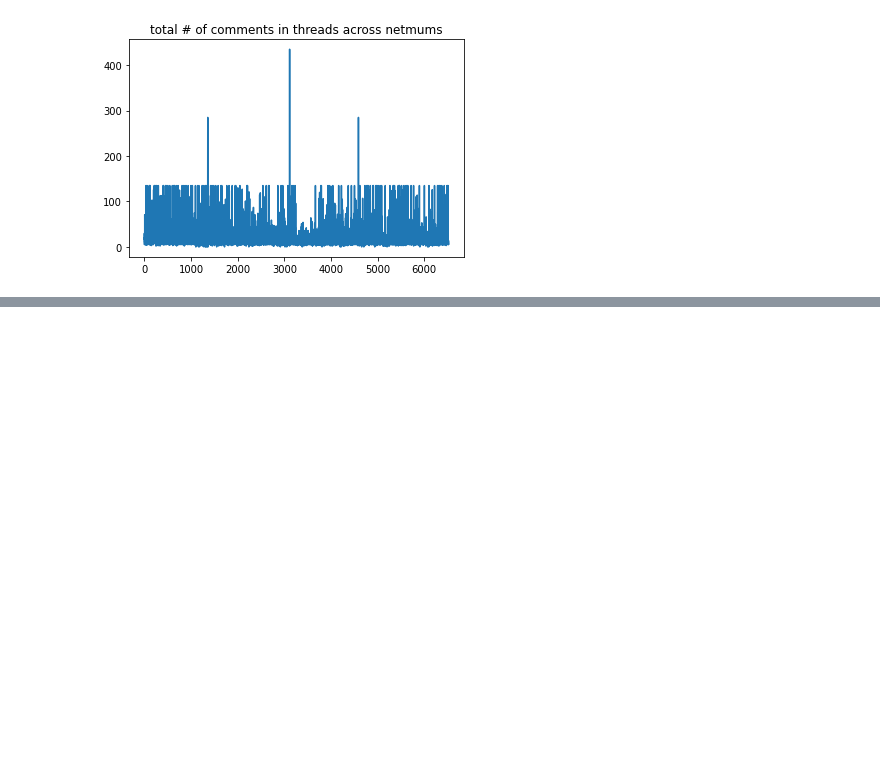
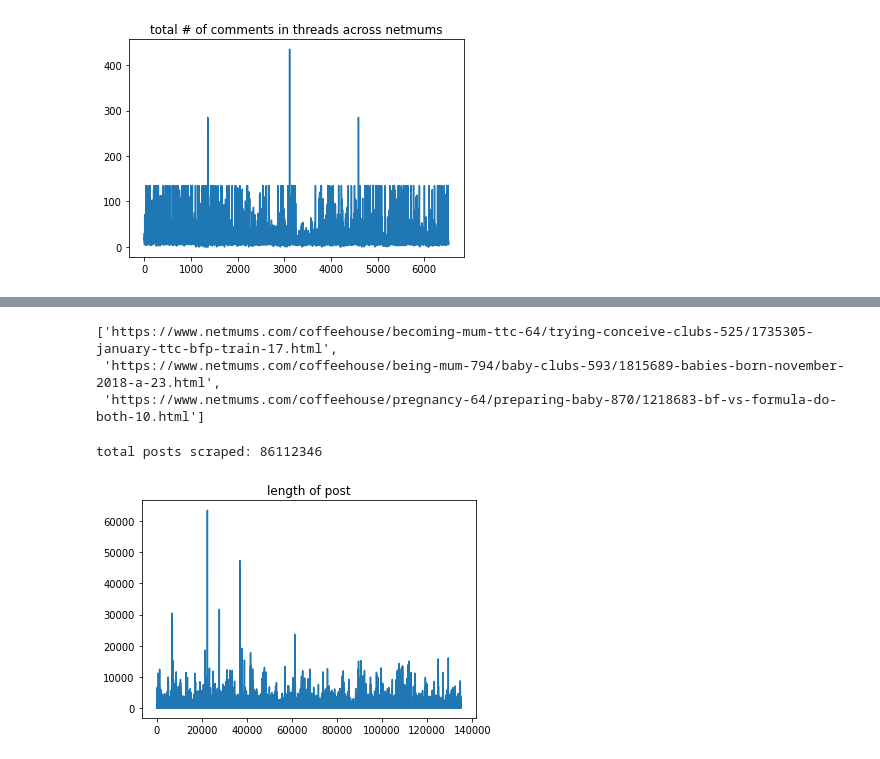
Before and after one commit to nershman/SAFFI-Project, a Jupyter notebook: notebooks/Untitled.ipynb, the cells around one changed output, grey strips where cells are left out. Saved outputs shown, nothing was run; the diff lists cells and outputs as text; code cells hidden in the pictures; blank space fills up the shorter version.

```diff
--- a/notebooks/Untitled.ipynb
+++ b/notebooks/Untitled.ipynb
@@ -87,0 +138,15 @@ total comments scraped: 135049
+# %%
+successful_keys_nm
+# %% [output]
+['https://www.netmums.com/coffeehouse/becoming-mum-ttc-64/trying-conceive-clubs-525/1735305-january-ttc-bfp-train-17.html',
+ 'https://www.netmums.com/coffeehouse/being-mum-794/baby-clubs-593/1815689-babies-born-november-2018-a-23.html',
+ 'https://www.netmums.com/coffeehouse/pregnancy-64/preparing-baby-870/1218683-bf-vs-formula-do-both-10.html']
+# %%
+#length of each post
+tt = [len(post['body']) for key in nmkeys for post in temp[key]['posts']]
+plt.plot(tt)
+plt.title('length of post')
+print('total posts scraped:', sum(tt))
+# %% [output]
+total posts scraped: 86112346
+[figure, added]
```
Also changed, not shown: parts of 13 cells of this notebook, 2 other files.
